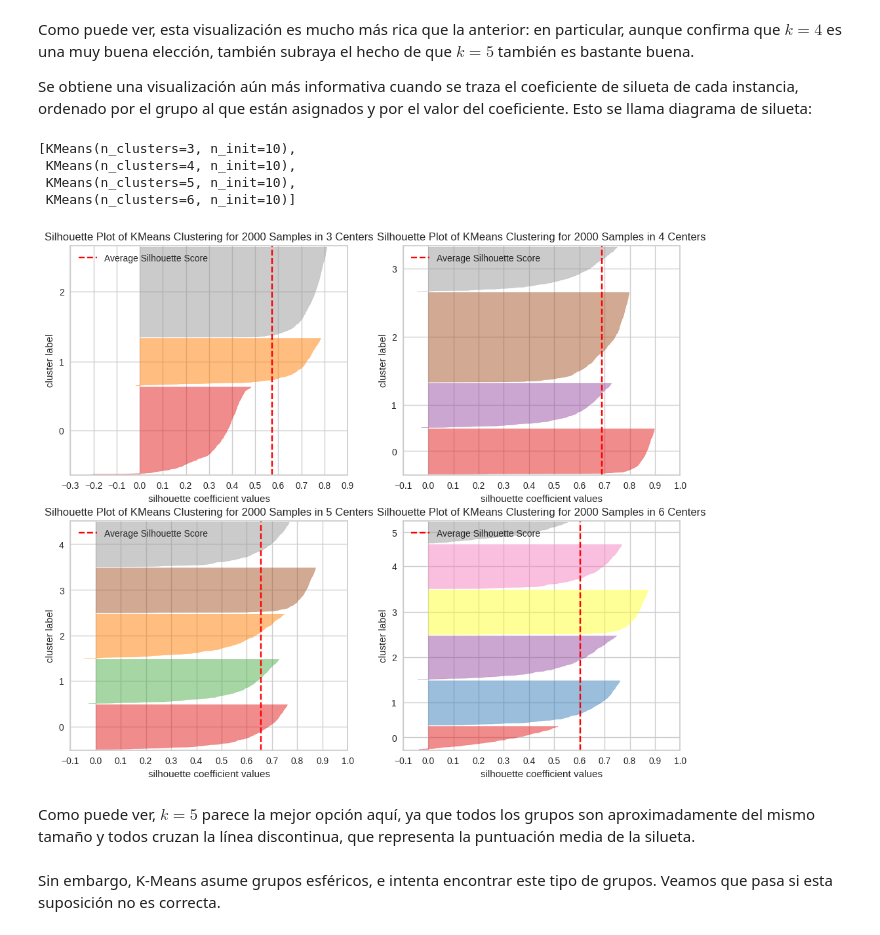
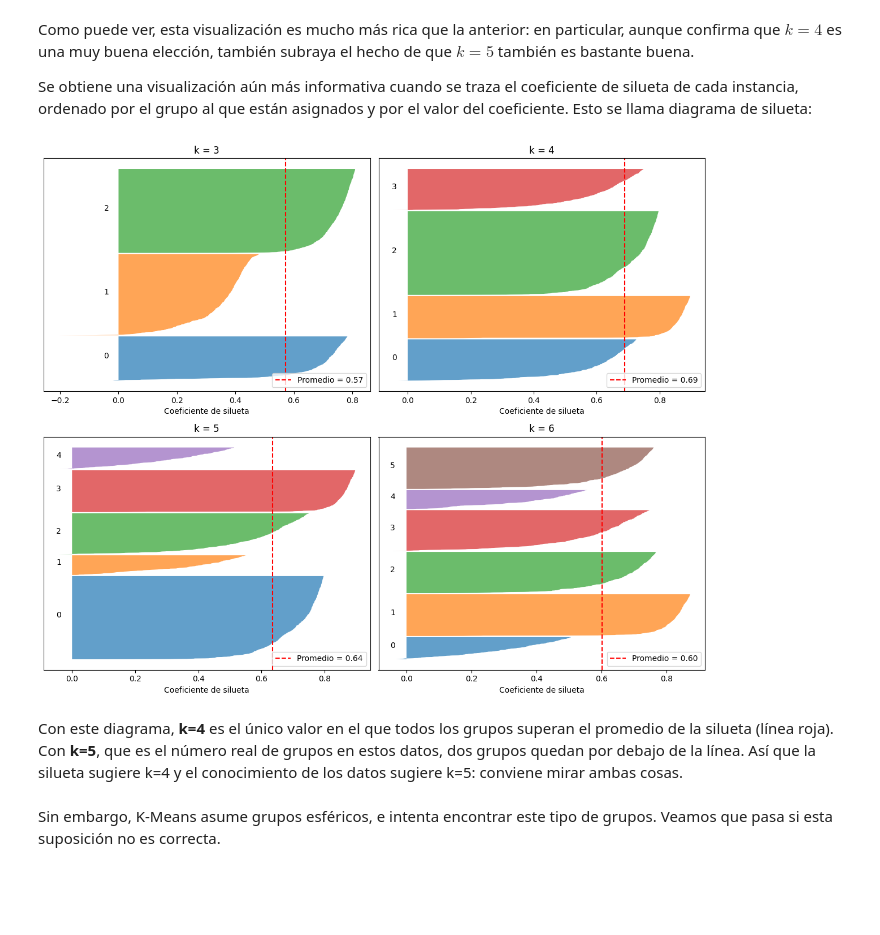
Before and after one commit to LDataLab/intro-ds-eco, a Jupyter notebook: notebooks/nb04_ml_nosupervisado.ipynb, the cells around one changed output. Cells and saved outputs as stored; diff of their text form; code cells hidden in the pictures; blank space fills up the shorter version.

```diff
--- a/notebooks/nb04_ml_nosupervisado.ipynb
+++ b/notebooks/nb04_ml_nosupervisado.ipynb
@@ -170,19 +158,35 @@ from yellowbrick.cluster import silhouette_visualizer
-# %%
-kmeans_per_k[2:6]
-# %% [output]
-[KMeans(n_clusters=3, n_init=10),
- KMeans(n_clusters=4, n_init=10),
- KMeans(n_clusters=5, n_init=10),
- KMeans(n_clusters=6, n_init=10)]
+# %%
+from sklearn.metrics import silhouette_samples
+
+def grafica_silueta(modelo, X, ax):
+    """Diagrama de silueta: una barra por instancia, agrupada por cluster."""
+    etiquetas = modelo.labels_
+    valores = silhouette_samples(X, etiquetas)
+    promedio = silhouette_score(X, etiquetas)
+
+    y_inf = 10
+    for c in np.unique(etiquetas):
+        vals = np.sort(valores[etiquetas == c])
+        y_sup = y_inf + len(vals)
+        ax.fill_betweenx(np.arange(y_inf, y_sup), 0, vals, alpha=0.7)
+        ax.text(-0.05, y_inf + 0.5 * len(vals), str(c))
+        y_inf = y_sup + 10
+
+    ax.axvline(promedio, color="red", linestyle="--", label=f"Promedio = {promedio:.2f}")
+    ax.set_title(f"k = {modelo.n_clusters}")
+    ax.set_xlabel("Coeficiente de silueta")
+    ax.set_yticks([])
+    ax.legend(loc="lower right")
 # %%
 fig, axes = plt.subplots(2, 2, figsize=(12, 10))
-axes = axes.ravel()
-
-visualizers = [silhouette_visualizer(model, X, ax=ax, show=False) for model, ax in zip(kmeans_per_k[2:6], axes)]
+for modelo, ax in zip(kmeans_per_k[2:6], axes.ravel()):
+    grafica_silueta(modelo, X, ax)
+plt.tight_layout()
+plt.show()
 # %% [output]
-[figure, old version]
+[figure, new version]
-# %% [markdown]
-Como puede ver, $k=5$ parece la mejor opción aquí, ya que todos los grupos son aproximadamente del mismo tamaño y todos cruzan la línea discontinua, que representa la puntuación media de la silueta.
+# %% [markdown]
+Con este diagrama, **k=4** es el único valor en el que todos los grupos superan el promedio de la silueta (línea roja). Con **k=5**, que es el número real de grupos en estos datos, dos grupos quedan por debajo de la línea. Así que la silueta sugiere k=4 y el conocimiento de los datos sugiere k=5: conviene mirar ambas cosas.
 # %% [markdown]
 Sin embargo, K-Means asume grupos esféricos, e intenta encontrar este tipo de grupos. Veamos que pasa si esta suposición no es correcta.
 # %%
```
Also changed, not shown: parts of 16 cells of this notebook, 3 other files.
